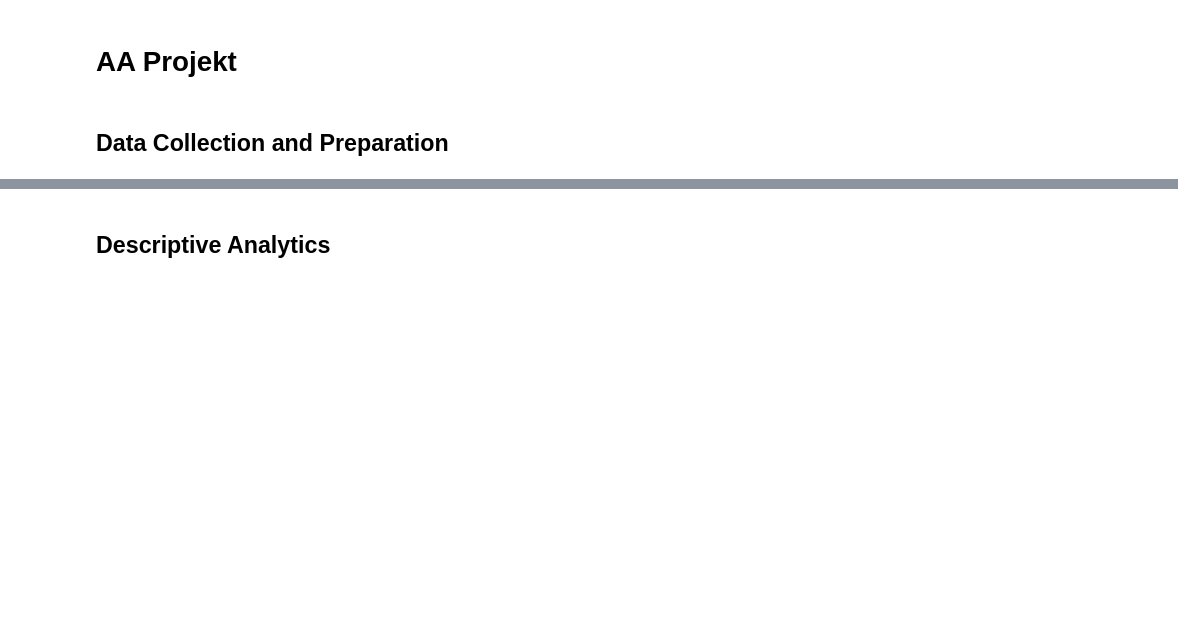
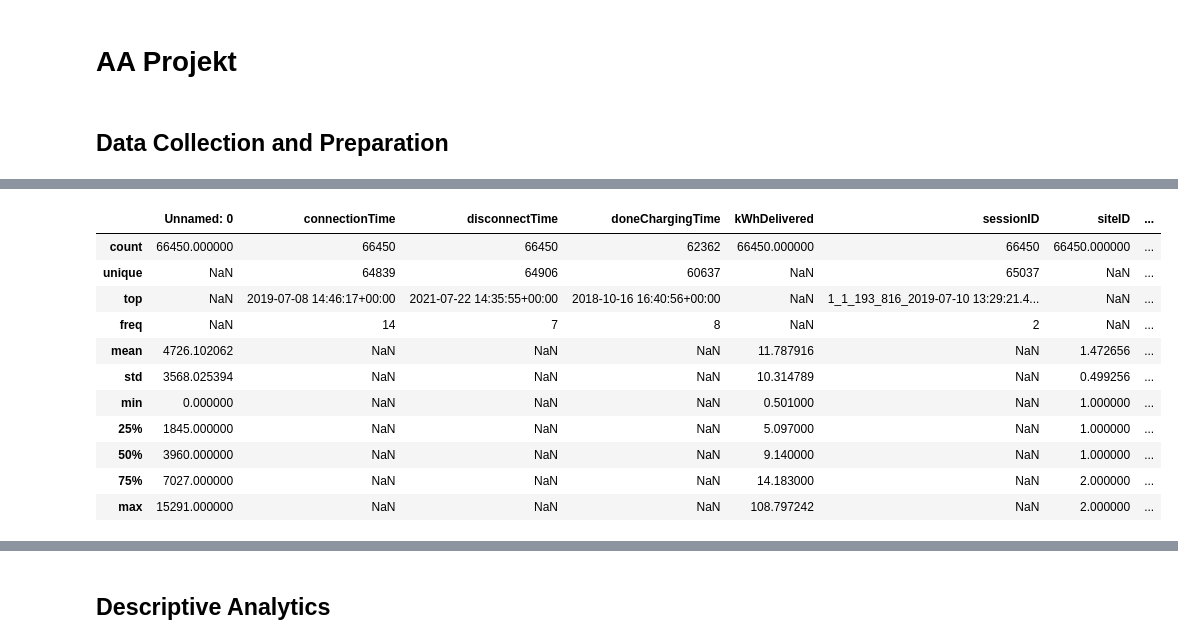
Before and after one commit to emitterl/AA-project-team-6, a Jupyter notebook: AA Project.ipynb, the cells around one changed output, grey strips where cells are left out. Cells and saved outputs as stored; diff of their text form; code cells hidden in the pictures; blank space fills up the shorter version.

```diff
--- a/AA Project.ipynb
+++ b/AA Project.ipynb
@@ -28,3 +20,18 @@ charging_data.tail()
+# %%
+charging_data.describe(include="all")
+# %% [output]
+|  | Unnamed: 0 | connectionTime | disconnectTime | doneChargingTime | kWhDelivered | sessionID | siteID | ... |
+| count | 66450.000000 | 66450 | 66450 | 62362 | 66450.000000 | 66450 | 66450.000000 | ... |
+| unique | NaN | 64839 | 64906 | 60637 | NaN | 65037 | NaN | ... |
+| top | NaN | 2019-07-08 14:46:17+00:00 | 2021-07-22 14:35:55+00:00 | 2018-10-16 16:40:56+00:00 | NaN | 1_1_193_816_2019-07-10 13:29:21.4... | NaN | ... |
+| freq | NaN | 14 | 7 | 8 | NaN | 2 | NaN | ... |
+| mean | 4726.102062 | NaN | NaN | NaN | 11.787916 | NaN | 1.472656 | ... |
+| std | 3568.025394 | NaN | NaN | NaN | 10.314789 | NaN | 0.499256 | ... |
+| min | 0.000000 | NaN | NaN | NaN | 0.501000 | NaN | 1.000000 | ... |
+| 25% | 1845.000000 | NaN | NaN | NaN | 5.097000 | NaN | 1.000000 | ... |
+| 50% | 3960.000000 | NaN | NaN | NaN | 9.140000 | NaN | 1.000000 | ... |
+| 75% | 7027.000000 | NaN | NaN | NaN | 14.183000 | NaN | 2.000000 | ... |
+| max | 15291.000000 | NaN | NaN | NaN | 108.797242 | NaN | 2.000000 | ... |
 # %%
 charging_data.columns
 # %% [output]
```
Also changed, not shown: parts of 6 cells of this notebook.
